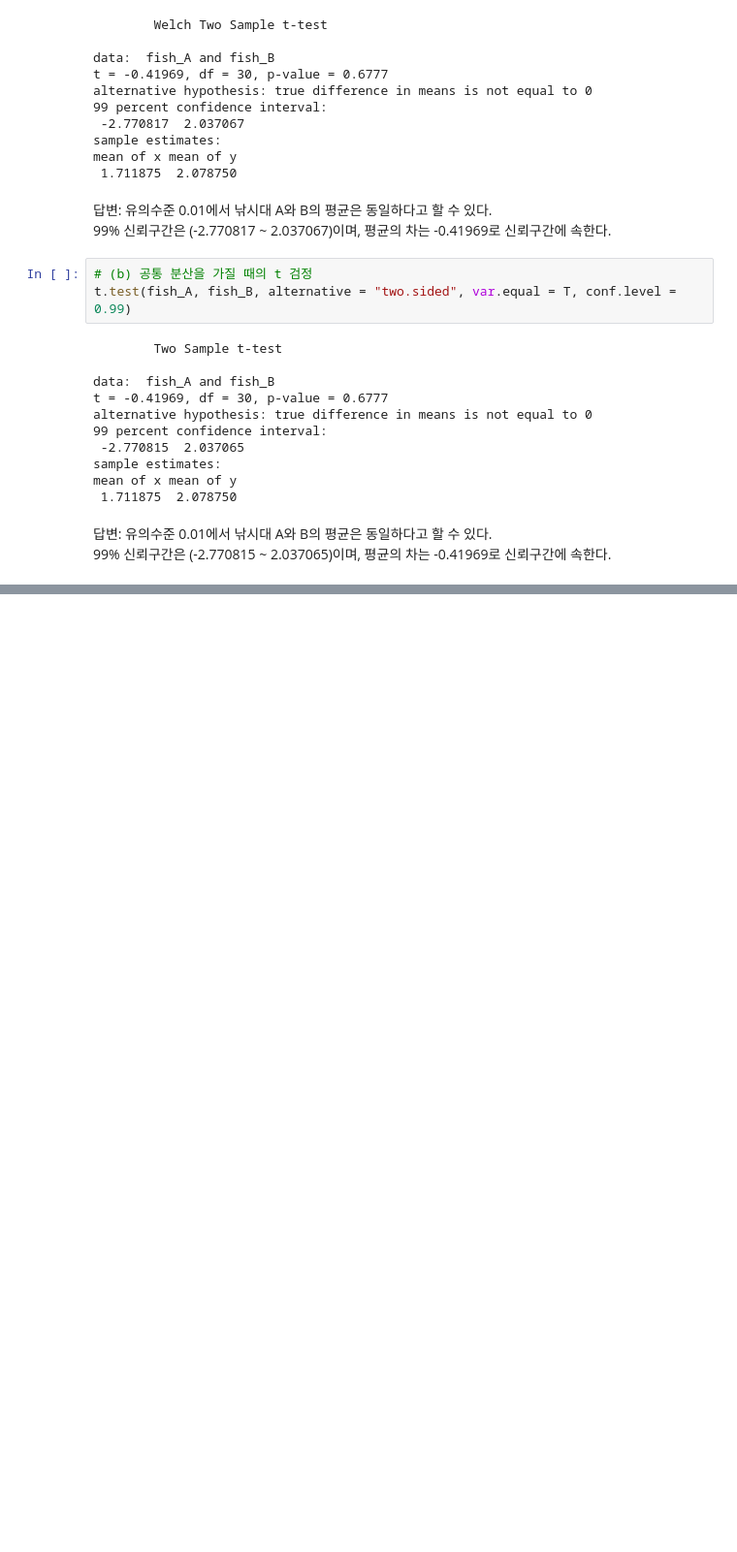
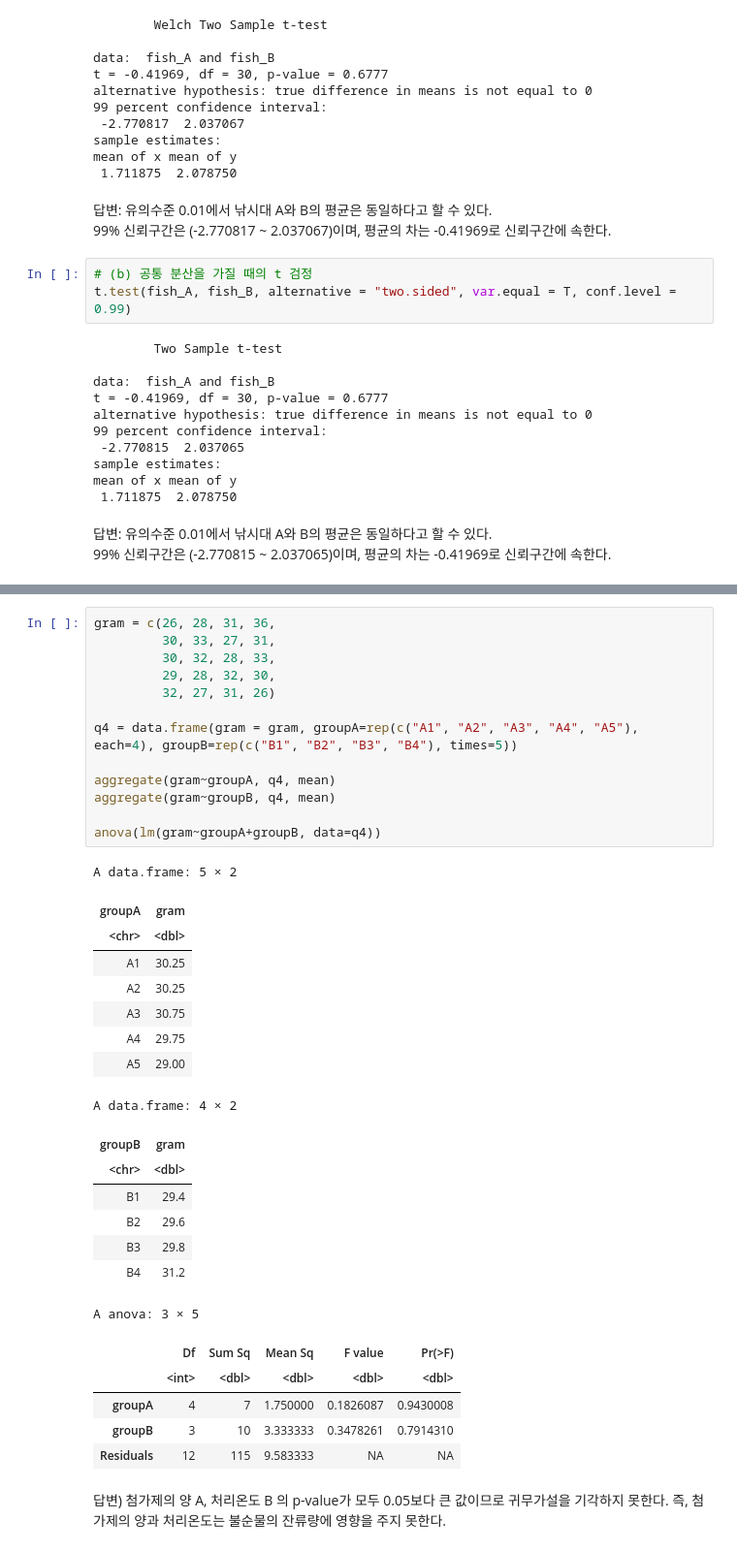
Before and after one commit to barkle2/KNOU, a Jupyter notebook: [5-1]데이터분석방법론(1)/과제2.ipynb, the cells around one changed output, grey strips where cells are left out. Shown: that part at 97% size. Saved outputs shown, nothing was run; the diff lists cells and outputs as text; blank space fills up the shorter version.

```diff
--- a/[5-1]데이터분석방법론(1)/과제2.ipynb
+++ b/[5-1]데이터분석방법론(1)/과제2.ipynb
@@ -120,0 +153,37 @@ Signif. codes:  0 '***' 0.001 '**' 0.01 '*' 0.05 '.' 0.1 ' ' 1
+# %%
+gram = c(26, 28, 31, 36,
+         30, 33, 27, 31,
+         30, 32, 28, 33,
+         29, 28, 32, 30,
+         32, 27, 31, 26)
+
+q4 = data.frame(gram = gram, groupA=rep(c("A1", "A2", "A3", "A4", "A5"), each=4), groupB=rep(c("B1", "B2", "B3", "B4"), times=5))
+
+aggregate(gram~groupA, q4, mean)
+aggregate(gram~groupB, q4, mean)
+
+anova(lm(gram~groupA+groupB, data=q4))
+# %% [output]
+A data.frame: 5 × 2
+| groupA | gram |
+| <chr> | <dbl> |
+| A1 | 30.25 |
+| A2 | 30.25 |
+| A3 | 30.75 |
+| A4 | 29.75 |
+| A5 | 29.00 |
+A data.frame: 4 × 2
+| groupB | gram |
+| <chr> | <dbl> |
+| B1 | 29.4 |
+| B2 | 29.6 |
+| B3 | 29.8 |
+| B4 | 31.2 |
+A anova: 3 × 5
+|  | Df | Sum Sq | Mean Sq | F value | Pr(>F) |
+|  | <int> | <dbl> | <dbl> | <dbl> | <dbl> |
+| groupA | 4 | 7 | 1.750000 | 0.1826087 | 0.9430008 |
+| groupB | 3 | 10 | 3.333333 | 0.3478261 | 0.7914310 |
+| Residuals | 12 | 115 | 9.583333 | NA | NA |
+# %% [markdown]
+답변) 첨가제의 양 A, 처리온도 B 의 p-value가 모두 0.05보다 큰 값이므로 귀무가설을 기각하지 못한다. 즉, 첨가제의 양과 처리온도는 불순물의 잔류량에 영향을 주지 못한다.
```
Also changed, not shown: parts of 8 cells of this notebook, 5 other files.
